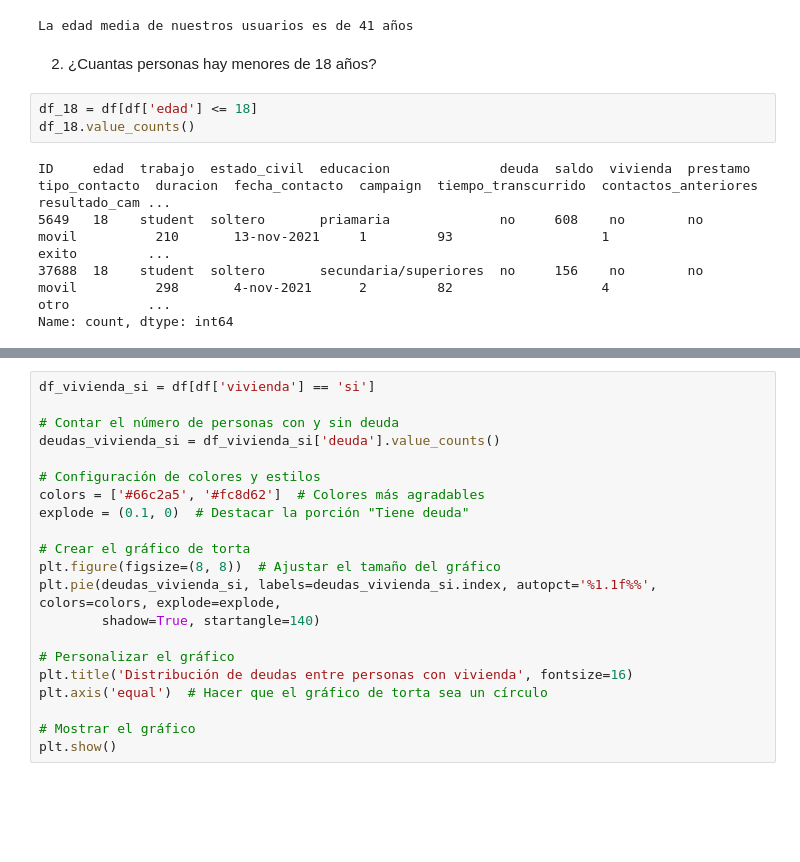
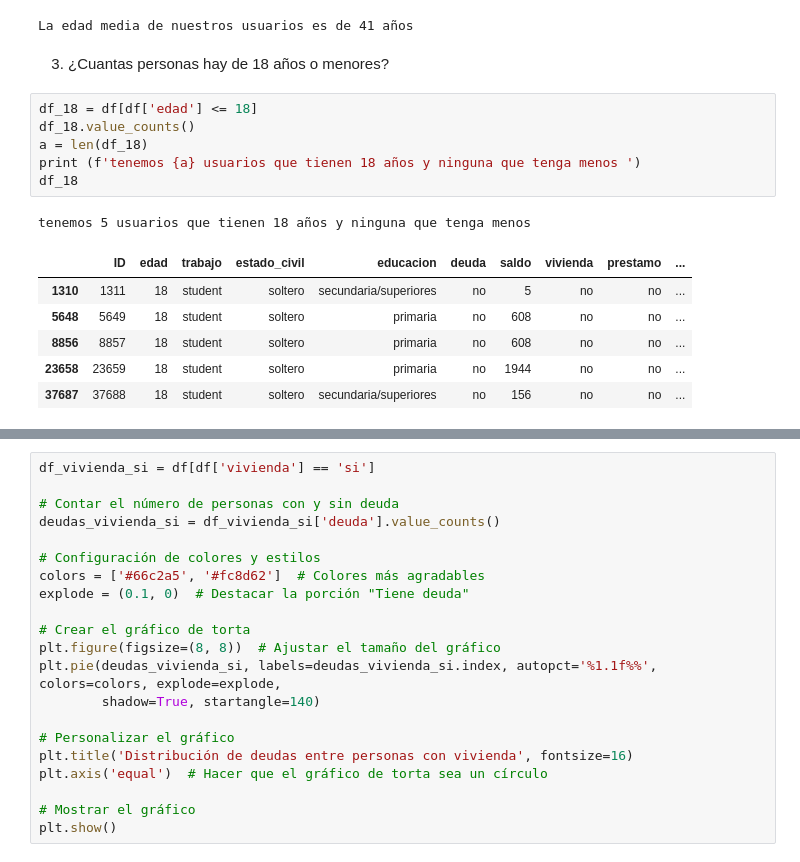
Before and after one commit to guillem-edo/AMACOR_Depositos, a Jupyter notebook: DATA/EDA/EDA.ipynb, the cells around one changed output, grey strips where cells are left out. Cells and saved outputs as stored; diff of their text form; blank space fills up the shorter version.

```diff
--- a/DATA/EDA/EDA.ipynb
+++ b/DATA/EDA/EDA.ipynb
@@ -217,13 +223,19 @@ print (f'La edad media de nuestros usuarios es de {media_edad_usuarios} años')
 # %% [output]
 La edad media de nuestros usuarios es de 41 años
 # %% [markdown]
-2. ¿Cuantas personas hay menores de 18 años?
+3. ¿Cuantas personas hay de 18 años o menores?
-# %%
-df_18 = df[df['edad'] <= 18]
-df_18.value_counts()
-# %% [output]
-ID     edad  trabajo  estado_civil  educacion              deuda  saldo  vivienda  prestamo  tipo_contacto  duracion  fecha_contacto  campaign  tiempo_transcurrido  contactos_anteriores  resultado_cam ...
-5649   18    student  soltero       priamaria              no     608    no        no        movil          210       13-nov-2021     1         93                   1                     exito         ...
-37688  18    student  soltero       secundaria/superiores  no     156    no        no        movil          298       4-nov-2021      2         82                   4                     otro          ...
-Name: count, dtype: int64
+# %%
+df_18 = df[df['edad'] <= 18]
+df_18.value_counts()
+a = len(df_18)
+print (f'tenemos {a} usuarios que tienen 18 años y ninguna que tenga menos ')
+df_18
+# %% [output]
+tenemos 5 usuarios que tienen 18 años y ninguna que tenga menos
+|  | ID | edad | trabajo | estado_civil | educacion | deuda | saldo | vivienda | prestamo | ... |
+| 1310 | 1311 | 18 | student | soltero | secundaria/superiores | no | 5 | no | no | ... |
+| 5648 | 5649 | 18 | student | soltero | primaria | no | 608 | no | no | ... |
+| 8856 | 8857 | 18 | student | soltero | primaria | no | 608 | no | no | ... |
+| 23658 | 23659 | 18 | student | soltero | primaria | no | 1944 | no | no | ... |
+| 37687 | 37688 | 18 | student | soltero | secundaria/superiores | no | 156 | no | no | ... |
 # %% [markdown]
```
Also changed, not shown: parts of 19 cells of this notebook.
